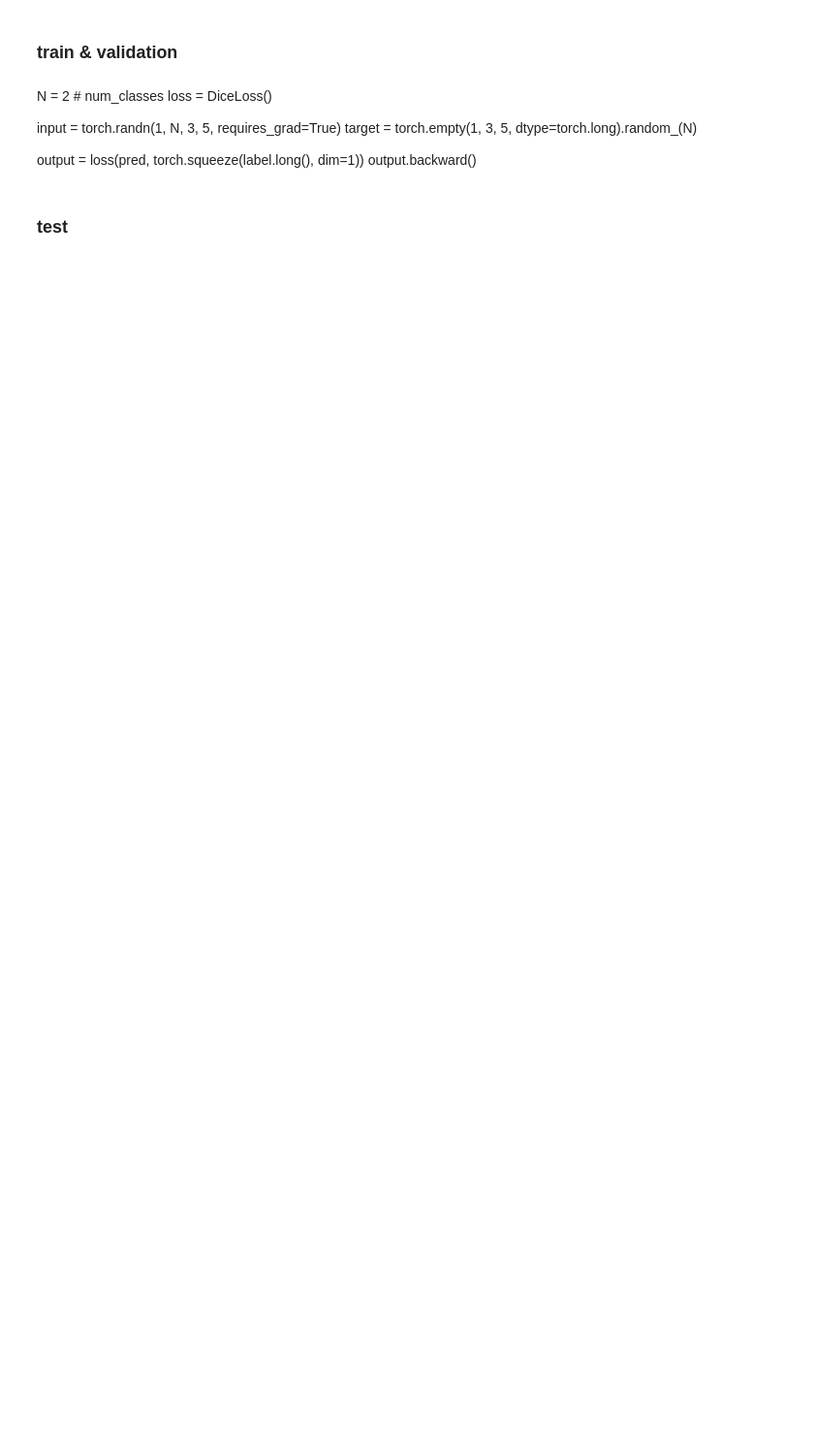
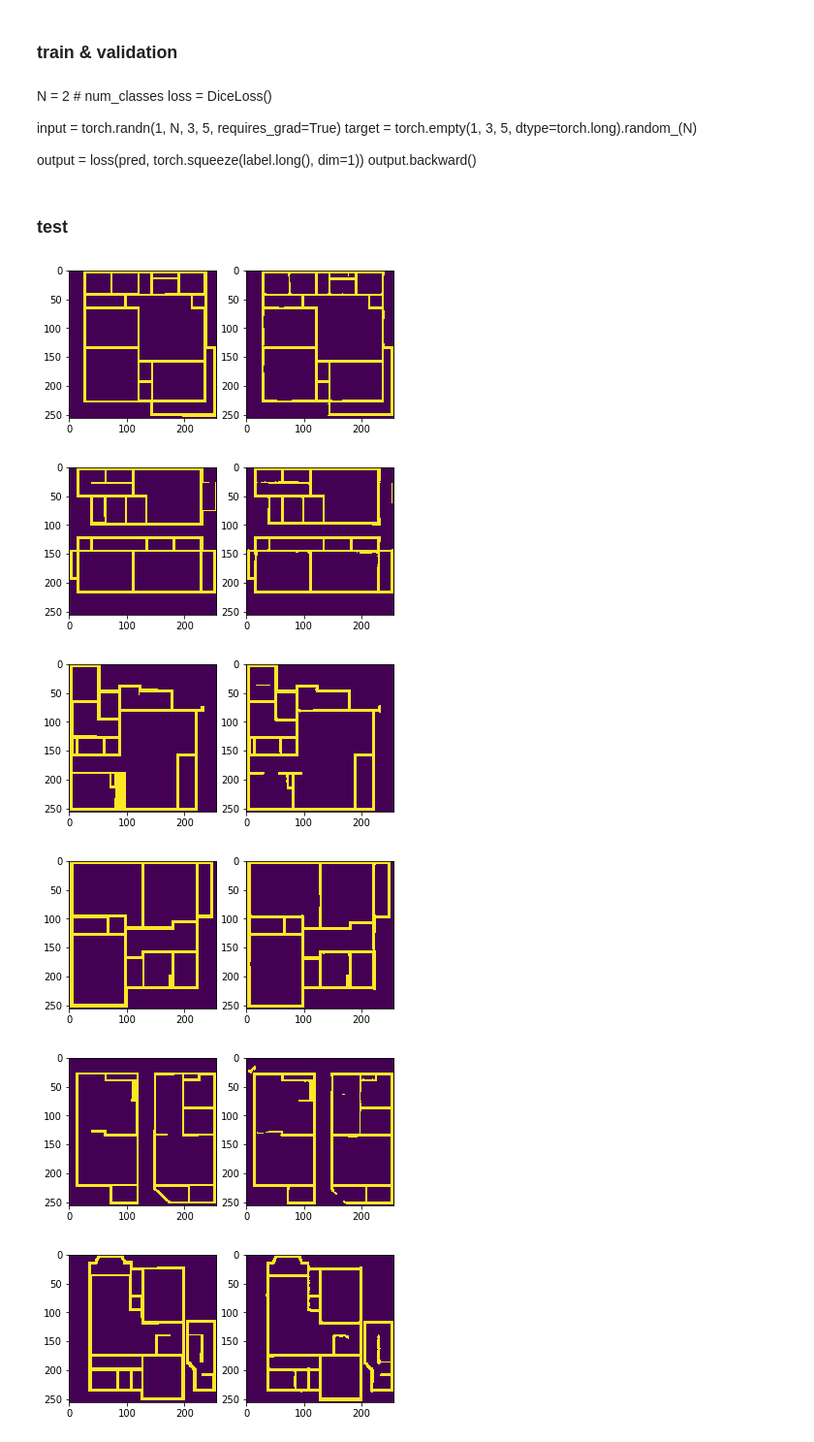
Before and after one commit to shuuchen/floorplan_outline_extraction, a Jupyter notebook: outline-unet.ipynb, the cells around one changed output. Shown: that part at 97% size. Saved outputs shown, nothing was run; the diff lists cells and outputs as text; code cells hidden in the pictures; blank space fills up the shorter version.

```diff
--- a/outline-unet.ipynb
+++ b/outline-unet.ipynb
@@ -178,14 +173,24 @@ test_dl = DataLoader(MadoriOutlineDS(test_file), batch_size=1, shuffle=False)
 # %%
 model.eval()
 test_results_0 = []
 test_results_1 = []
 with torch.no_grad():
     for i, batch in enumerate(test_dl):
-        if batch_no > 10: break
+        if i > 10: break
         img, label = batch
         img, label = img.to(device), label.to(device)
-        pred = model(img)
+        pred = F.softmax(model(img), dim=1)
 
         img, label, pred = img.cpu(), label.cpu(), pred.cpu()
 
-        imshow(label[0], pred[0])
+        ones = torch.ones((256, 256))
+        zeros = torch.zeros((256, 256))
+
+        imshow(label[0], torch.where(pred[0,1] > 0.5, ones, zeros))
+# %% [output]
+[figure, added]
+[figure, added]
+[figure, added]
+[figure, added]
+[figure, added]
+[figure, added]
```
Also changed, not shown: parts of 3 cells of this notebook.
